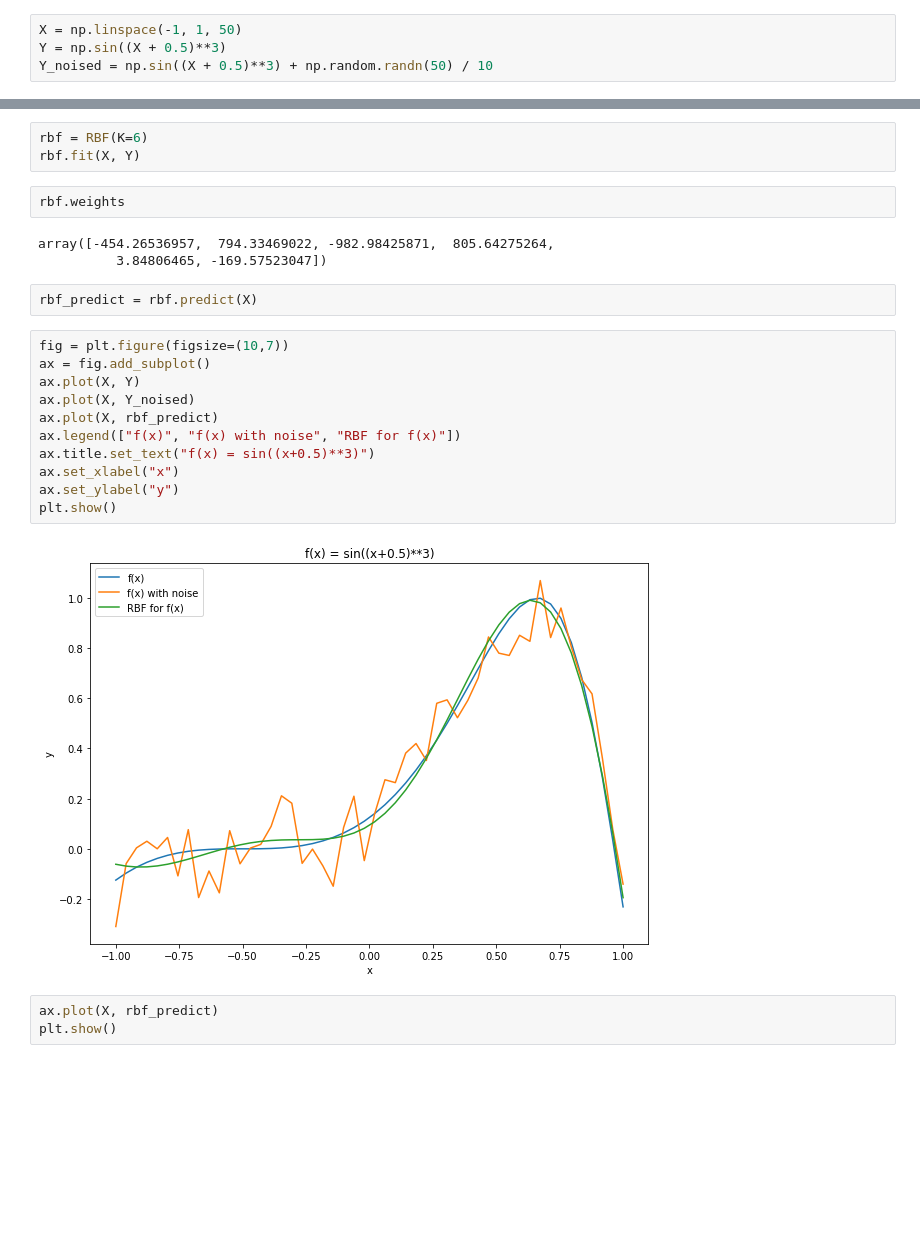
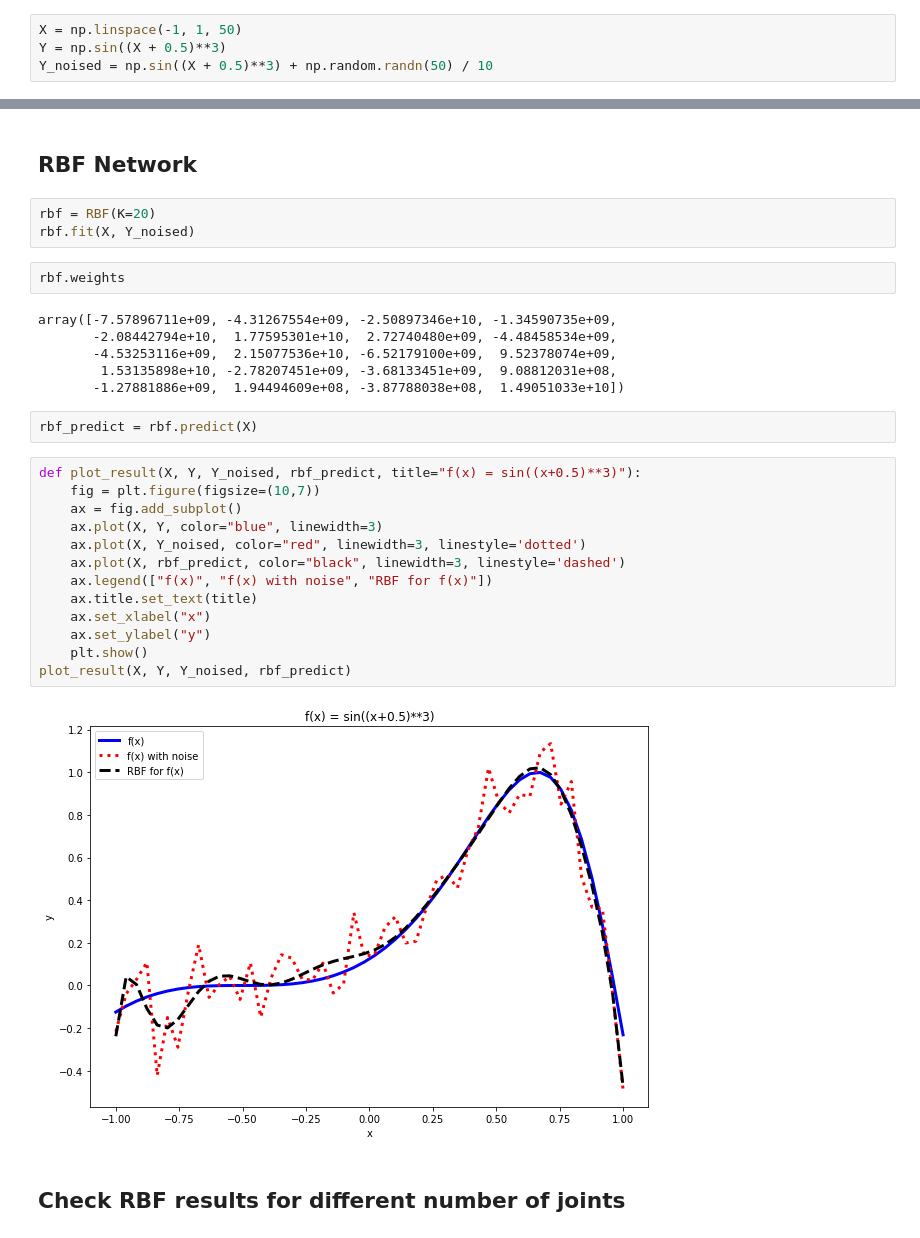
Before and after one commit to shvetsmaksym/Custom-Neural-Networks, a Jupyter notebook: RBF.ipynb, the cells around one changed output, grey strips where cells are left out. Drawn from its saved outputs; the diff is of its cells as text; blank space fills up the shorter version.

```diff
--- a/RBF.ipynb
+++ b/RBF.ipynb
@@ -21,26 +23,32 @@ Text(0, 0.5, 'y')
+# %% [markdown]
+## RBF Network
 # %%
-rbf = RBF(K=6)
-rbf.fit(X, Y)
+rbf = RBF(K=20)
+rbf.fit(X, Y_noised)
 # %%
 rbf.weights
 # %% [output]
-array([-454.26536957,  794.33469022, -982.98425871,  805.64275264,
-          3.84806465, -169.57523047])
+array([-7.57896711e+09, -4.31267554e+09, -2.50897346e+10, -1.34590735e+09,
+       -2.08442794e+10,  1.77595301e+10,  2.72740480e+09, -4.48458534e+09,
+       -4.53253116e+09,  2.15077536e+10, -6.52179100e+09,  9.52378074e+09,
+        1.53135898e+10, -2.78207451e+09, -3.68133451e+09,  9.08812031e+08,
+       -1.27881886e+09,  1.94494609e+08, -3.87788038e+08,  1.49051033e+10])
 # %%
 rbf_predict = rbf.predict(X)
 # %%
-fig = plt.figure(figsize=(10,7))
-ax = fig.add_subplot()
-ax.plot(X, Y)
-ax.plot(X, Y_noised)
-ax.plot(X, rbf_predict)
-ax.legend(["f(x)", "f(x) with noise", "RBF for f(x)"])
-ax.title.set_text("f(x) = sin((x+0.5)**3)")
-ax.set_xlabel("x")
-ax.set_ylabel("y")
-plt.show()
+def plot_result(X, Y, Y_noised, rbf_predict, title="f(x) = sin((x+0.5)**3)"):
+    fig = plt.figure(figsize=(10,7))
+    ax = fig.add_subplot()
+    ax.plot(X, Y, color="blue", linewidth=3)
+    ax.plot(X, Y_noised, color="red", linewidth=3, linestyle='dotted')
+    ax.plot(X, rbf_predict, color="black", linewidth=3, linestyle='dashed')
+    ax.legend(["f(x)", "f(x) with noise", "RBF for f(x)"])
+    ax.title.set_text(title)
+    ax.set_xlabel("x")
+    ax.set_ylabel("y")
+    plt.show()
+plot_result(X, Y, Y_noised, rbf_predict)
 # %% [output]
-[figure, old version]
+[figure, new version]
-# %%
-ax.plot(X, rbf_predict)
-plt.show()
+# %% [markdown]
+## Check RBF results for different number of joints
```
Also changed, not shown: parts of 4 cells of this notebook, 2 other files.
